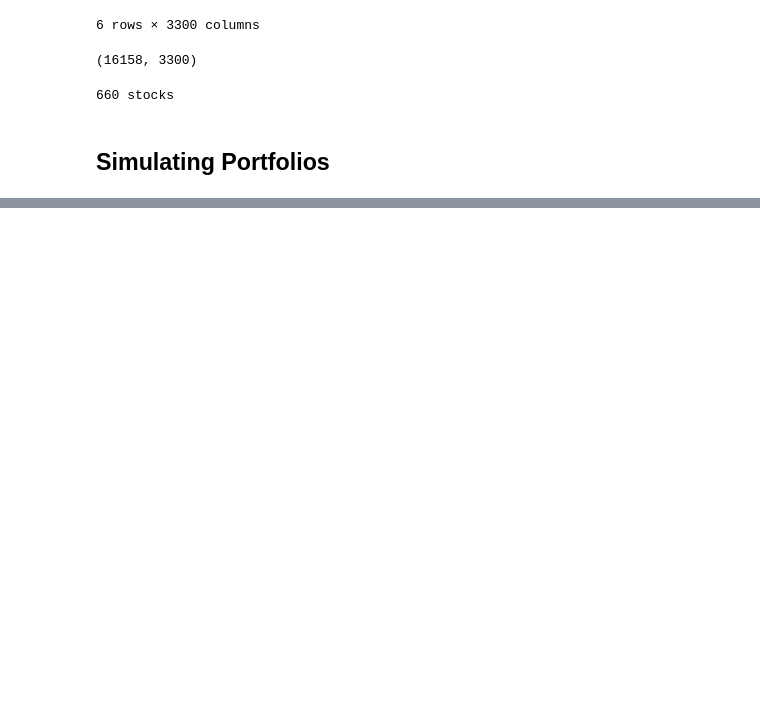
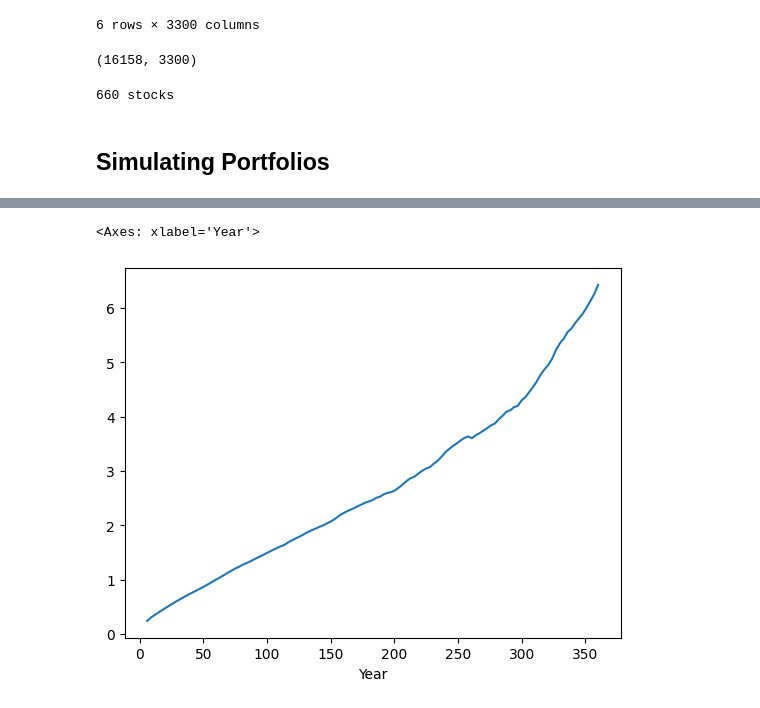
Before and after one commit to JamieW365/trading_algos, a Jupyter notebook: notebooks/optimization/time_diversification.ipynb, the cells around one changed output, grey strips where cells are left out. Drawn from its saved outputs; the diff is of its cells as text; code cells hidden in the pictures; blank space fills up the shorter version.

```diff
--- a/notebooks/optimization/time_diversification.ipynb
+++ b/notebooks/optimization/time_diversification.ipynb
@@ -252,0 +143,4 @@ df_cagr
+# %%
+# For the sake of this notebook I will drop all outliers
+# Usually would investigate further to decide which ones need dropping
+log_prices = log_prices.drop(columns=outliers)
@@ -252,0 +154,3 @@ df_cagr
+# %%
+for i in range(6,360+1, 3):
+    print(i)
@@ -252,0 +175,20 @@ df_cagr
+# %%
+years = []
+cagr = []
+risk = []
+prop_pos_returns = []
+
+for i in range(6,360+1, 3):
+
+    print(i, 'Months')
+
+    ann_rolling_log_return = (log_prices - log_prices.shift(i * 21)) / (i / 12)
+
+    # print('Years: ', i, ' CAGR: ', cagr_rolling.mean().mean(), ' Risk: ', cagr_rolling.std().mean())
+    years.append(i)
+    cagr.append(ann_rolling_log_return.mean().mean())
+    risk.append(ann_rolling_log_return.std().mean())
+    prop_pos_returns.append(((ann_rolling_log_return > 0 )* 1).mask(ann_rolling_log_return.isna(), np.nan).mean().mean())
+
+df_inv = pd.DataFrame({'Year':years, 'Return':cagr, 'Risk':risk, 'Prop':prop_pos_returns}).set_index('Year')
+df_inv
@@ -252,0 +227,5 @@ df_cagr
+# %%
+(df_inv['Return'] / df_inv['Risk']).plot()
+# %% [output]
+<Axes: xlabel='Year'>
+[figure, added]
```
Also changed, not shown: parts of 42 cells of this notebook.
